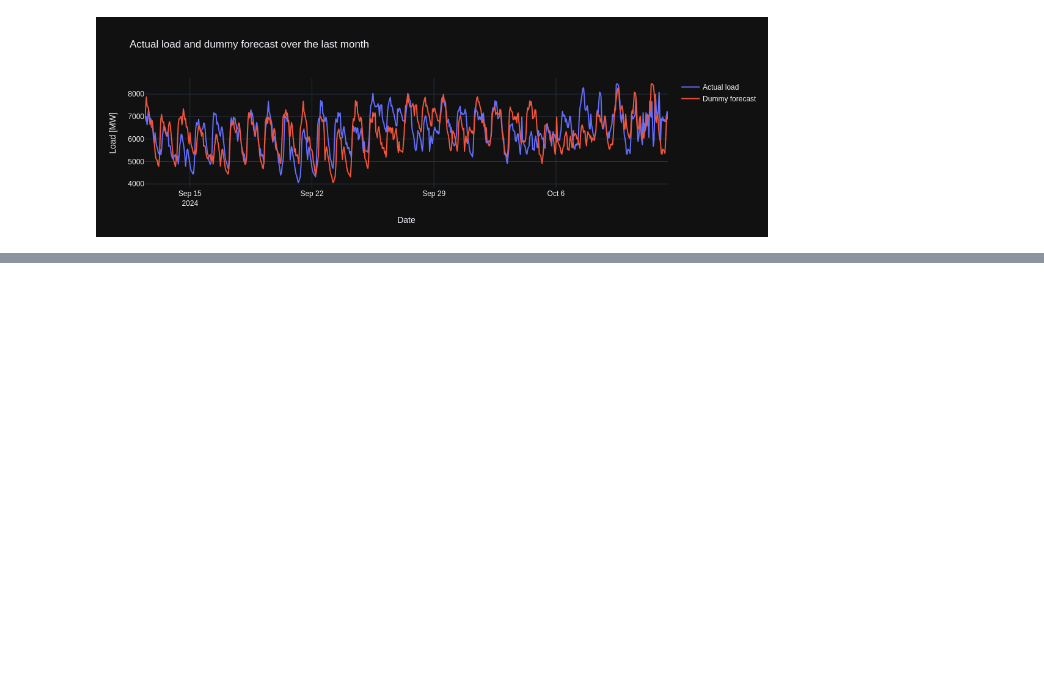
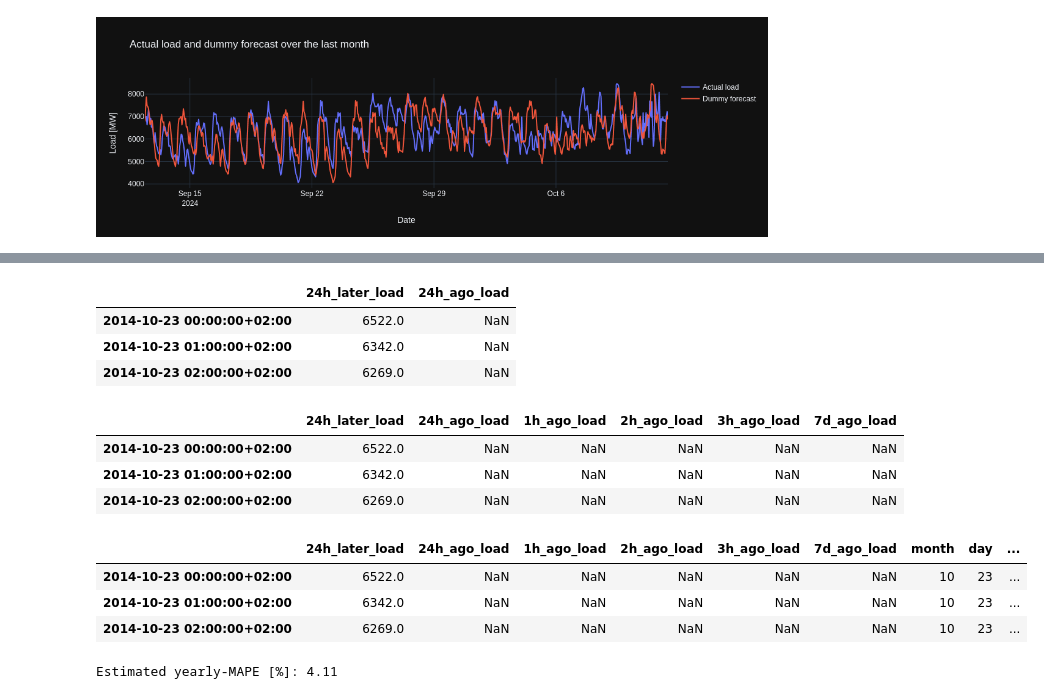
Before and after one commit to arthurgassner/swissenergy-backend, a Jupyter notebook: viz/modelling__lineplot.ipynb, the cells around one changed output, grey strips where cells are left out. Saved outputs shown, nothing was run; the diff lists cells and outputs as text; code cells hidden in the pictures; blank space fills up the shorter version.

```diff
--- a/viz/modelling__lineplot.ipynb
+++ b/viz/modelling__lineplot.ipynb
@@ -109,0 +404,8 @@ reg.fit(X_train, y_train)
+# %%
+df = df_.copy()[['Actual Load']]
+# %%
+from datetime import timedelta
+
+df = df.set_index(df.index - timedelta(hours=24))
+df = df.rename(columns={'Actual Load': '24h_later_load'})
+df.head()
@@ -109,0 +419,34 @@ reg.fit(X_train, y_train)
+# %%
+# Enrich the data with the 24h_ago_load
+df = df.asfreq('h') # Enforce an hourly frequency
+df['24h_ago_load'] = df['24h_later_load'].shift(48)
+df.head(3)
+# %% [output]
+|  | 24h_later_load | 24h_ago_load |
+| 2014-10-23 00:00:00+02:00 | 6522.0 | NaN |
+| 2014-10-23 01:00:00+02:00 | 6342.0 | NaN |
+| 2014-10-23 02:00:00+02:00 | 6269.0 | NaN |
+# %%
+# Enrich the data w/ more past loads
+df['1h_ago_load'] = df['24h_later_load'].shift(24 + 1)
+df['2h_ago_load'] = df['24h_later_load'].shift(24 + 2)
+df['3h_ago_load'] = df['24h_later_load'].shift(24 + 3)
+df['7d_ago_load'] = df['24h_later_load'].shift(24 + 24*7)
+df.head(3)
+# %% [output]
+|  | 24h_later_load | 24h_ago_load | 1h_ago_load | 2h_ago_load | 3h_ago_load | 7d_ago_load |
+| 2014-10-23 00:00:00+02:00 | 6522.0 | NaN | NaN | NaN | NaN | NaN |
+| 2014-10-23 01:00:00+02:00 | 6342.0 | NaN | NaN | NaN | NaN | NaN |
+| 2014-10-23 02:00:00+02:00 | 6269.0 | NaN | NaN | NaN | NaN | NaN |
+# %%
+# Enrich the df with the datetime attributes
+df['month'] = df.index.month
+df['day'] = df.index.day
+df['hour'] = df.index.hour
+df['weekday'] = df.index.weekday
+df.head(3)
+# %% [output]
+|  | 24h_later_load | 24h_ago_load | 1h_ago_load | 2h_ago_load | 3h_ago_load | 7d_ago_load | month | day | ... |
+| 2014-10-23 00:00:00+02:00 | 6522.0 | NaN | NaN | NaN | NaN | NaN | 10 | 23 | ... |
+| 2014-10-23 01:00:00+02:00 | 6342.0 | NaN | NaN | NaN | NaN | NaN | 10 | 23 | ... |
+| 2014-10-23 02:00:00+02:00 | 6269.0 | NaN | NaN | NaN | NaN | NaN | 10 | 23 | ... |
@@ -109,0 +468,31 @@ reg.fit(X_train, y_train)
+# %%
+from tqdm import tqdm
+from sklearn.metrics import mean_absolute_percentage_error
+from random import sample
+
+# Figure out all timestamps within the last year
+with_load_latest_ts = df[~df['24h_later_load'].isna()].index.max()
+mask = (df.index <= with_load_latest_ts) & (df.index >= with_load_latest_ts - timedelta(days=365))
+timestamps = df[mask].dropna(subset=('24h_later_load')).index.tolist()
+
+# Subsample to only train 100 models
+timestamps = sample(timestamps, k=len(timestamps) // 100)
+
+# For each timestamp, train a model and use it to predict the target
+reg = lgb.LGBMRegressor(n_estimators=10_000, force_row_wise=True, verbose=0)
+ts_to_predicted_value = {}
+for ts in tqdm(timestamps):
+    ts_to_predicted_value[ts] = train_predict(model=reg, Xy=df, query_ts=ts)
+
+# Shape up the predictions into a Dataframe
+y_pred = pd.DataFrame(
+    {"predicted_24h_later_load": ts_to_predicted_value.values()},
+    index=pd.DatetimeIndex(ts_to_predicted_value.keys()),
+)
+
+# Compute the estimated MAPE
+y_true = df.loc[y_pred.index, ['24h_later_load']]
+print(f'Estimated yearly-MAPE [%]: {mean_absolute_percentage_error(y_true, y_pred) * 100:.2f}')
+# Estimated yearly-MAPE [%]: 4.11
+# %% [output]
+Estimated yearly-MAPE [%]: 4.11
```
Also changed, not shown: parts of 29 cells of this notebook, 1 other file.
